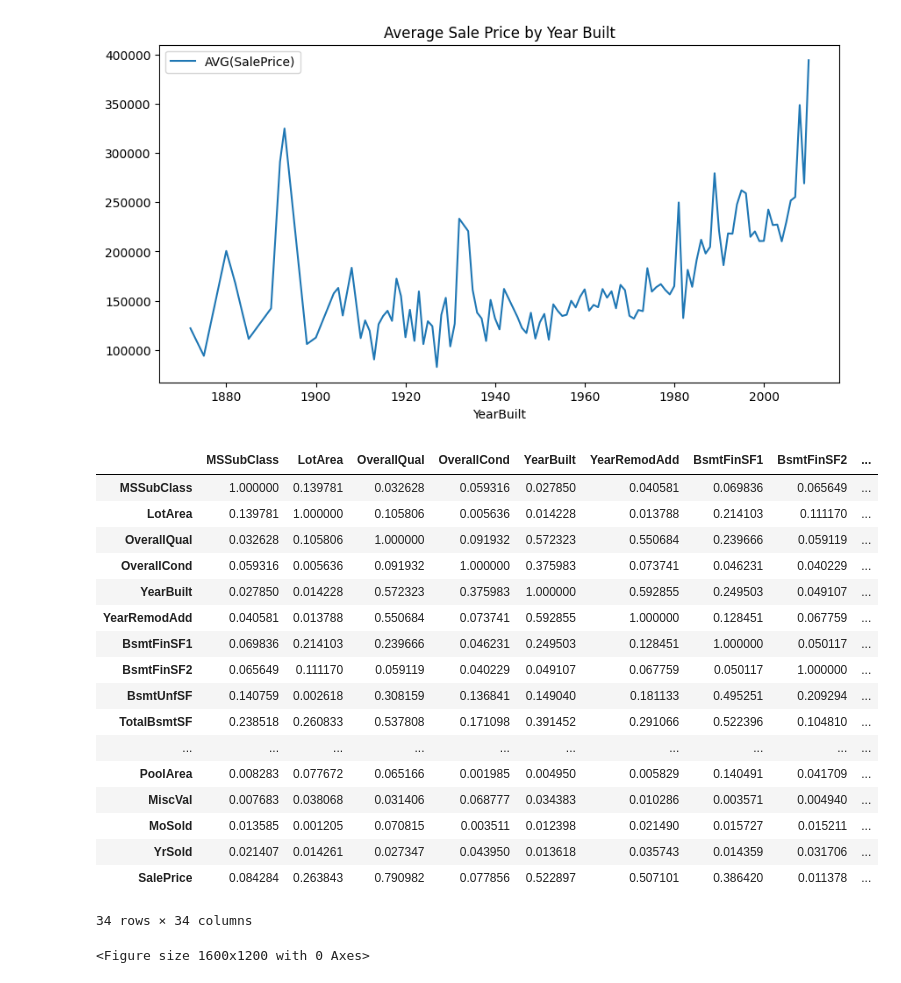
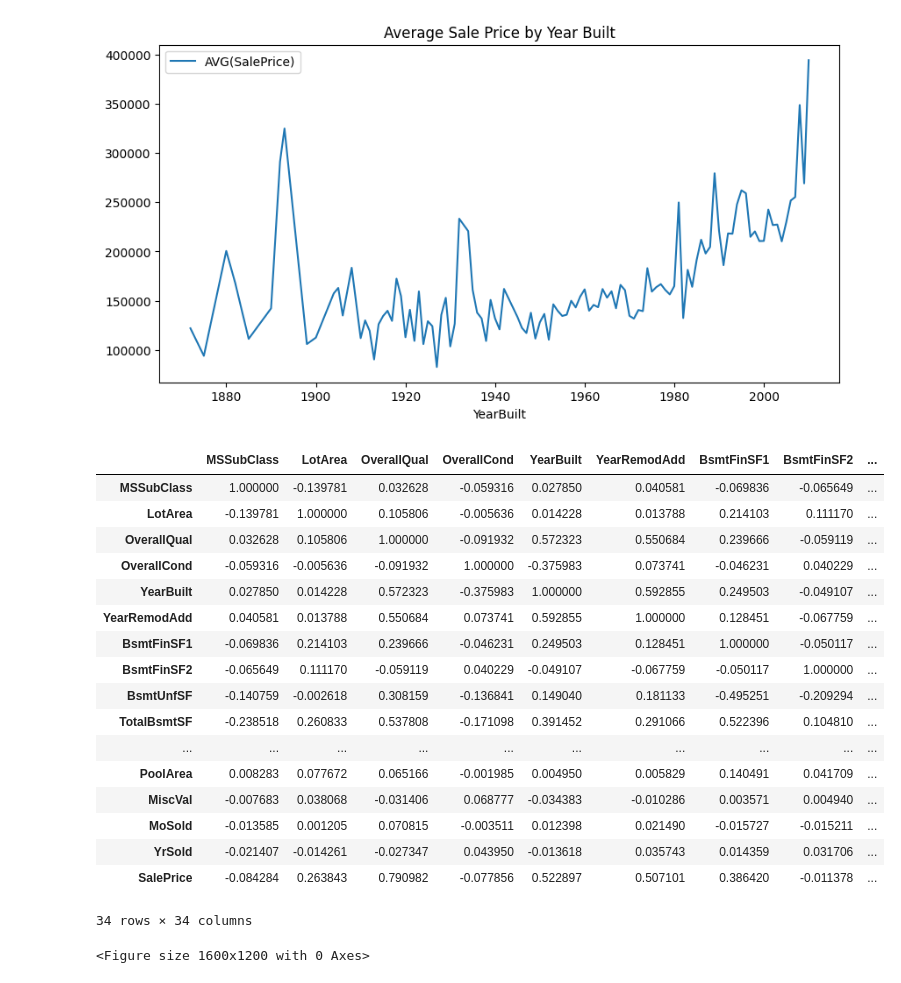
Before and after one commit to AamirIbrahim/housing_price_predictor, a Jupyter notebook: sample_queries/basic_visualization.ipynb, the cells around one changed output. Drawn from its saved outputs; the diff is of its cells as text; code cells hidden in the pictures.

Commit message:
absolute value correlation taking out

```diff
--- a/sample_queries/basic_visualization.ipynb
+++ b/sample_queries/basic_visualization.ipynb
@@ -22,27 +22,27 @@ display(df.plot(x='YearBuilt', y='AVG(SalePrice)', kind='line', title='Average S
 # %%
 # Correlation Matrix
 df = pd.read_sql('SELECT MSSubClass,LotArea,OverallQual,OverallCond,YearBuilt,YearRemodAdd,BsmtFinSF1,BsmtFinSF2,BsmtUnfSF,TotalBsmtSF,1stFlrSF,2ndFlrSF,LowQualFinSF,GrLivArea,BsmtFullBath,BsmtHalfBath,FullBath,HalfBath,BedroomAbvGr,KitchenAbvGr,TotRmsAbvGrd,Fireplaces,GarageCars,GarageArea,WoodDeckSF,OpenPorchSF,EnclosedPorch,3SsnPorch,ScreenPorch,PoolArea,MiscVal,MoSold,YrSold,SalePrice FROM incubator.housing_prices_train;', con=engine)
 plt.figure(figsize=(16, 12))
-correlation_matrix = df.corr().abs()
+correlation_matrix = df.corr()
 display(correlation_matrix)
 # %% [output]
 |  | MSSubClass | LotArea | OverallQual | OverallCond | YearBuilt | YearRemodAdd | BsmtFinSF1 | BsmtFinSF2 | ... |
-| MSSubClass | 1.000000 | 0.139781 | 0.032628 | 0.059316 | 0.027850 | 0.040581 | 0.069836 | 0.065649 | ... |
-| LotArea | 0.139781 | 1.000000 | 0.105806 | 0.005636 | 0.014228 | 0.013788 | 0.214103 | 0.111170 | ... |
-| OverallQual | 0.032628 | 0.105806 | 1.000000 | 0.091932 | 0.572323 | 0.550684 | 0.239666 | 0.059119 | ... |
-| OverallCond | 0.059316 | 0.005636 | 0.091932 | 1.000000 | 0.375983 | 0.073741 | 0.046231 | 0.040229 | ... |
-| YearBuilt | 0.027850 | 0.014228 | 0.572323 | 0.375983 | 1.000000 | 0.592855 | 0.249503 | 0.049107 | ... |
-| YearRemodAdd | 0.040581 | 0.013788 | 0.550684 | 0.073741 | 0.592855 | 1.000000 | 0.128451 | 0.067759 | ... |
-| BsmtFinSF1 | 0.069836 | 0.214103 | 0.239666 | 0.046231 | 0.249503 | 0.128451 | 1.000000 | 0.050117 | ... |
-| BsmtFinSF2 | 0.065649 | 0.111170 | 0.059119 | 0.040229 | 0.049107 | 0.067759 | 0.050117 | 1.000000 | ... |
-| BsmtUnfSF | 0.140759 | 0.002618 | 0.308159 | 0.136841 | 0.149040 | 0.181133 | 0.495251 | 0.209294 | ... |
-| TotalBsmtSF | 0.238518 | 0.260833 | 0.537808 | 0.171098 | 0.391452 | 0.291066 | 0.522396 | 0.104810 | ... |
+| MSSubClass | 1.000000 | -0.139781 | 0.032628 | -0.059316 | 0.027850 | 0.040581 | -0.069836 | -0.065649 | ... |
+| LotArea | -0.139781 | 1.000000 | 0.105806 | -0.005636 | 0.014228 | 0.013788 | 0.214103 | 0.111170 | ... |
+| OverallQual | 0.032628 | 0.105806 | 1.000000 | -0.091932 | 0.572323 | 0.550684 | 0.239666 | -0.059119 | ... |
+| OverallCond | -0.059316 | -0.005636 | -0.091932 | 1.000000 | -0.375983 | 0.073741 | -0.046231 | 0.040229 | ... |
+| YearBuilt | 0.027850 | 0.014228 | 0.572323 | -0.375983 | 1.000000 | 0.592855 | 0.249503 | -0.049107 | ... |
+| YearRemodAdd | 0.040581 | 0.013788 | 0.550684 | 0.073741 | 0.592855 | 1.000000 | 0.128451 | -0.067759 | ... |
+| BsmtFinSF1 | -0.069836 | 0.214103 | 0.239666 | -0.046231 | 0.249503 | 0.128451 | 1.000000 | -0.050117 | ... |
+| BsmtFinSF2 | -0.065649 | 0.111170 | -0.059119 | 0.040229 | -0.049107 | -0.067759 | -0.050117 | 1.000000 | ... |
+| BsmtUnfSF | -0.140759 | -0.002618 | 0.308159 | -0.136841 | 0.149040 | 0.181133 | -0.495251 | -0.209294 | ... |
+| TotalBsmtSF | -0.238518 | 0.260833 | 0.537808 | -0.171098 | 0.391452 | 0.291066 | 0.522396 | 0.104810 | ... |
 | ... | ... | ... | ... | ... | ... | ... | ... | ... | ... |
-| PoolArea | 0.008283 | 0.077672 | 0.065166 | 0.001985 | 0.004950 | 0.005829 | 0.140491 | 0.041709 | ... |
-| MiscVal | 0.007683 | 0.038068 | 0.031406 | 0.068777 | 0.034383 | 0.010286 | 0.003571 | 0.004940 | ... |
-| MoSold | 0.013585 | 0.001205 | 0.070815 | 0.003511 | 0.012398 | 0.021490 | 0.015727 | 0.015211 | ... |
-| YrSold | 0.021407 | 0.014261 | 0.027347 | 0.043950 | 0.013618 | 0.035743 | 0.014359 | 0.031706 | ... |
-| SalePrice | 0.084284 | 0.263843 | 0.790982 | 0.077856 | 0.522897 | 0.507101 | 0.386420 | 0.011378 | ... |
+| PoolArea | 0.008283 | 0.077672 | 0.065166 | -0.001985 | 0.004950 | 0.005829 | 0.140491 | 0.041709 | ... |
+| MiscVal | -0.007683 | 0.038068 | -0.031406 | 0.068777 | -0.034383 | -0.010286 | 0.003571 | 0.004940 | ... |
+| MoSold | -0.013585 | 0.001205 | 0.070815 | -0.003511 | 0.012398 | 0.021490 | -0.015727 | -0.015211 | ... |
+| YrSold | -0.021407 | -0.014261 | -0.027347 | 0.043950 | -0.013618 | 0.035743 | 0.014359 | 0.031706 | ... |
+| SalePrice | -0.084284 | 0.263843 | 0.790982 | -0.077856 | 0.522897 | 0.507101 | 0.386420 | -0.011378 | ... |
 34 rows × 34 columns
 <Figure size 1600x1200 with 0 Axes>
 # %%
```
Also changed, not shown: parts of 2 cells of this notebook.
